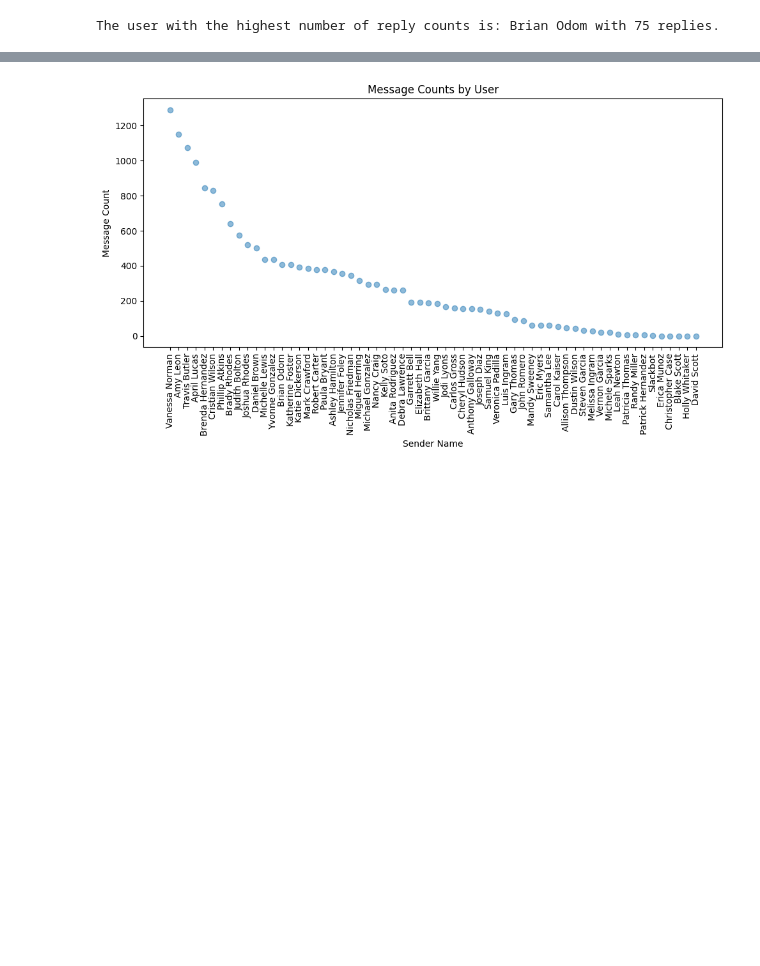
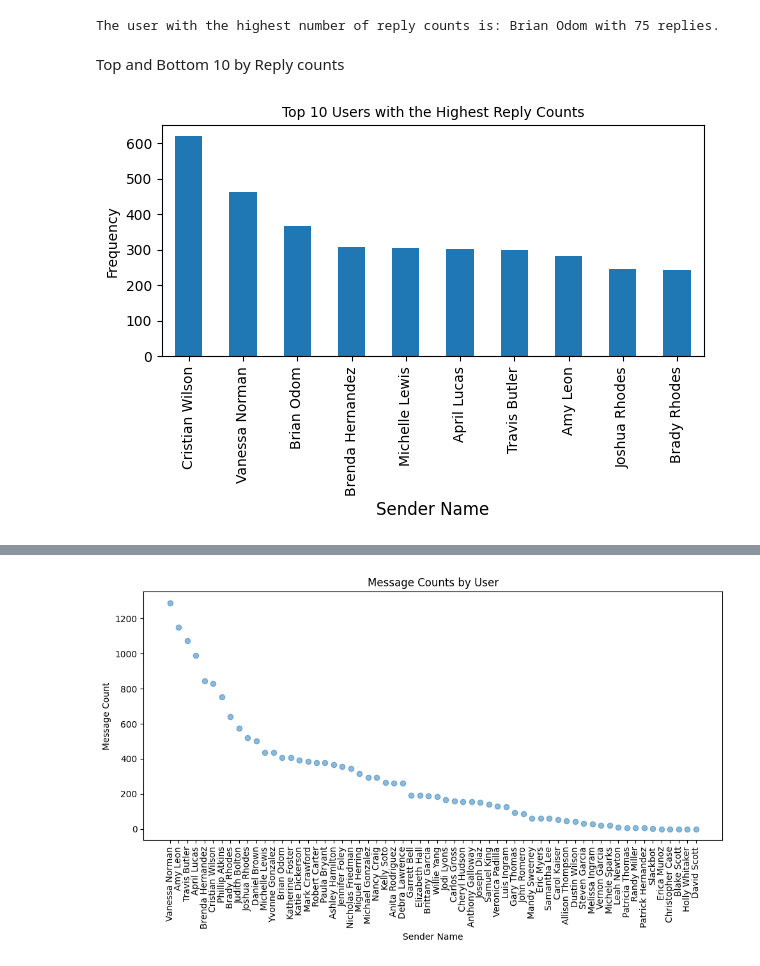
Before and after one commit to biniyam69/tenx-tasks, a Jupyter notebook: notebooks/parse_slack_data.ipynb, the cells around one changed output, grey strips where cells are left out. Cells and saved outputs as stored; diff of their text form; code cells hidden in the pictures; blank space fills up the shorter version.

Commit message:
Top 10 messages by reply count

```diff
--- a/notebooks/parse_slack_data.ipynb
+++ b/notebooks/parse_slack_data.ipynb
@@ -280,3 +280,14 @@ sender_name = parsed_data.loc[user_with_highest_replies, 'sender_name']
 print(f"The user with the highest number of reply counts is: {sender_name} with {highest_reply_count} replies.")
 # %% [output]
 The user with the highest number of reply counts is: Brian Odom with 75 replies.
+# %% [markdown]
+Top and Bottom 10 by Reply counts
+# %%
+reply_counts = parsed_data.groupby('sender_name')['reply_count'].sum().sort_values(ascending=False)
+reply_counts[:10].plot(kind='bar', figsize=(7, 3))
+plt.title('Top 10 Users with the Highest Reply Counts', size=10)
+plt.xlabel("Sender Name", size=12); plt.ylabel("Frequency", size=10);
+plt.xticks(size=10); plt.yticks(size=10);
+plt.show()
+# %% [output]
+[figure, added]
```
Also changed, not shown: parts of 3 cells of this notebook.
